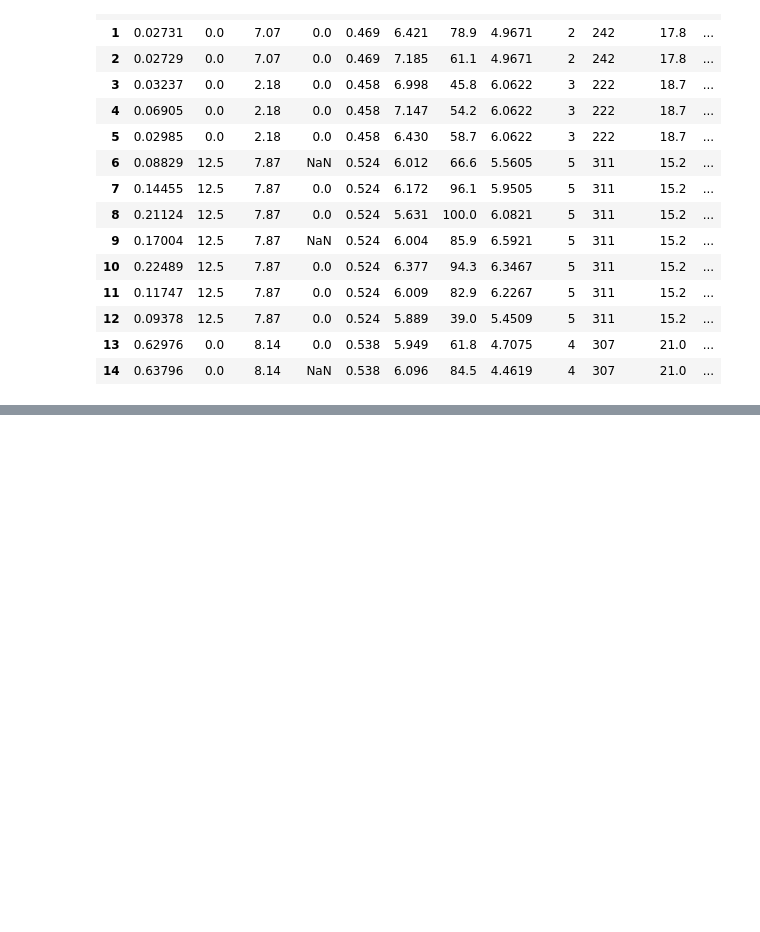
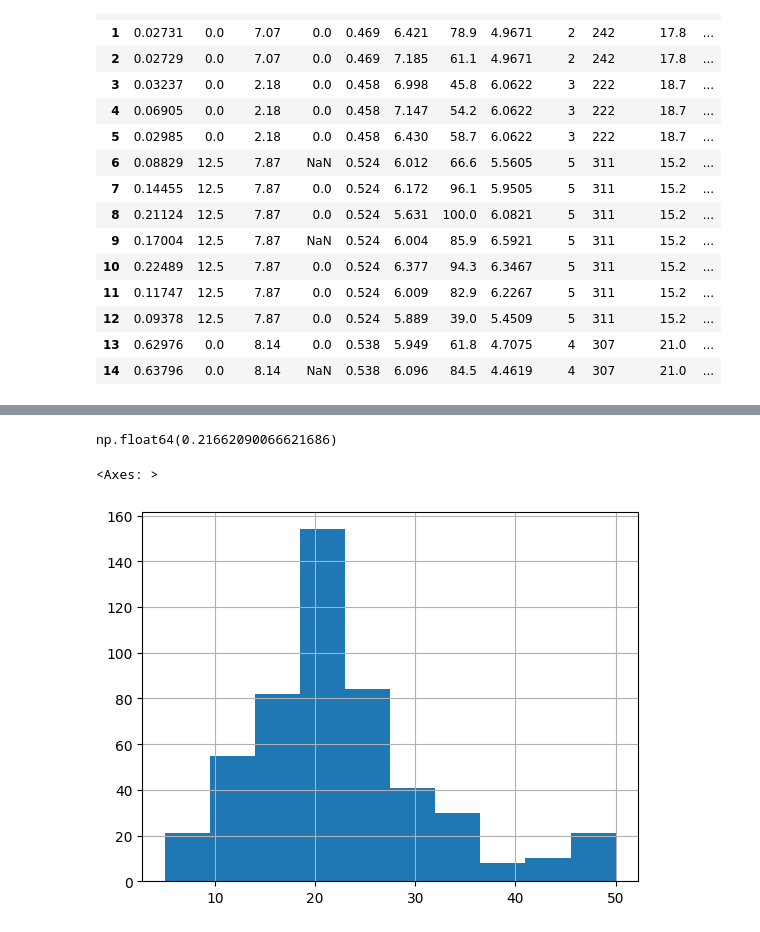
Before and after one commit to denuwanhendalage/JupiterNotebook, a Jupyter notebook: linearRegression.ipynb, the cells around one changed output, grey strips where cells are left out. Drawn from its saved outputs; the diff is of its cells as text; code cells hidden in the pictures; blank space fills up the shorter version.

```diff
--- a/linearRegression.ipynb
+++ b/linearRegression.ipynb
@@ -27,0 +142,9 @@ boston_data.head(15)
+# %%
+lambda_value
+# %% [output]
+np.float64(0.21662090066621686)
+# %%
+boston_data['MEDV'].hist()
+# %% [output]
+<Axes: >
+[figure, added]
```
Also changed, not shown: parts of 39 cells of this notebook.
